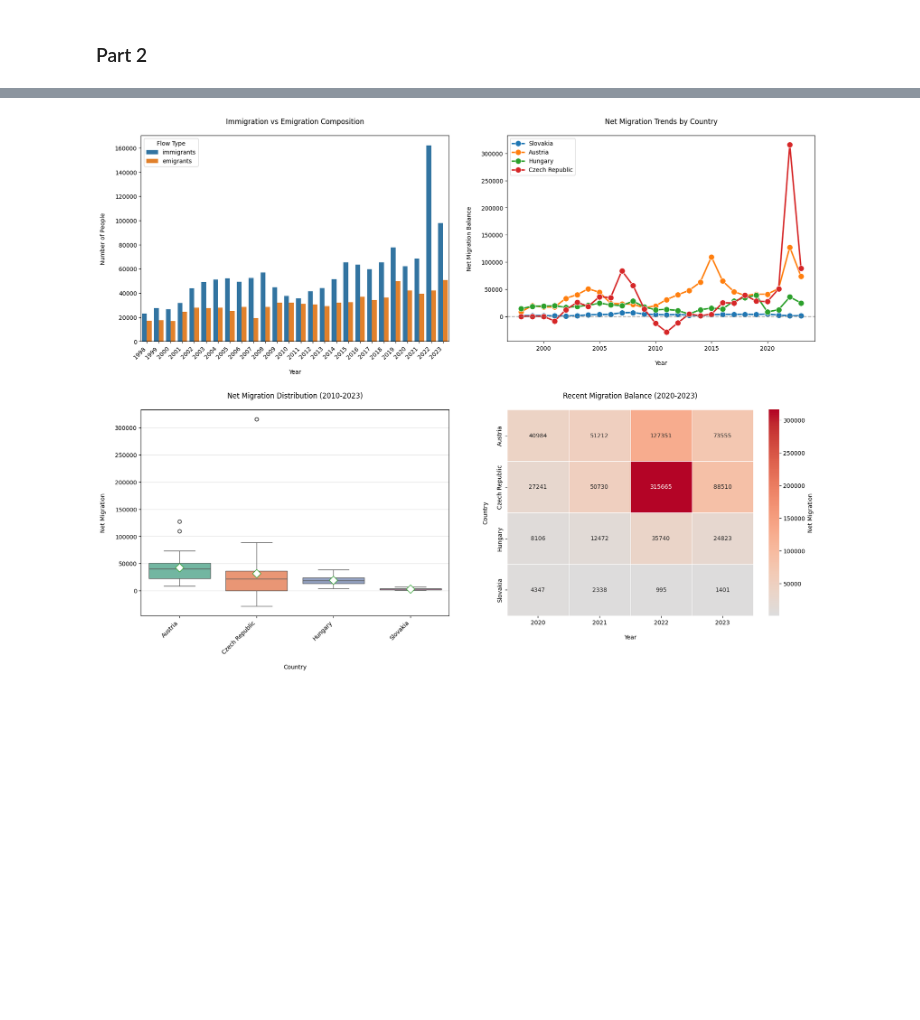
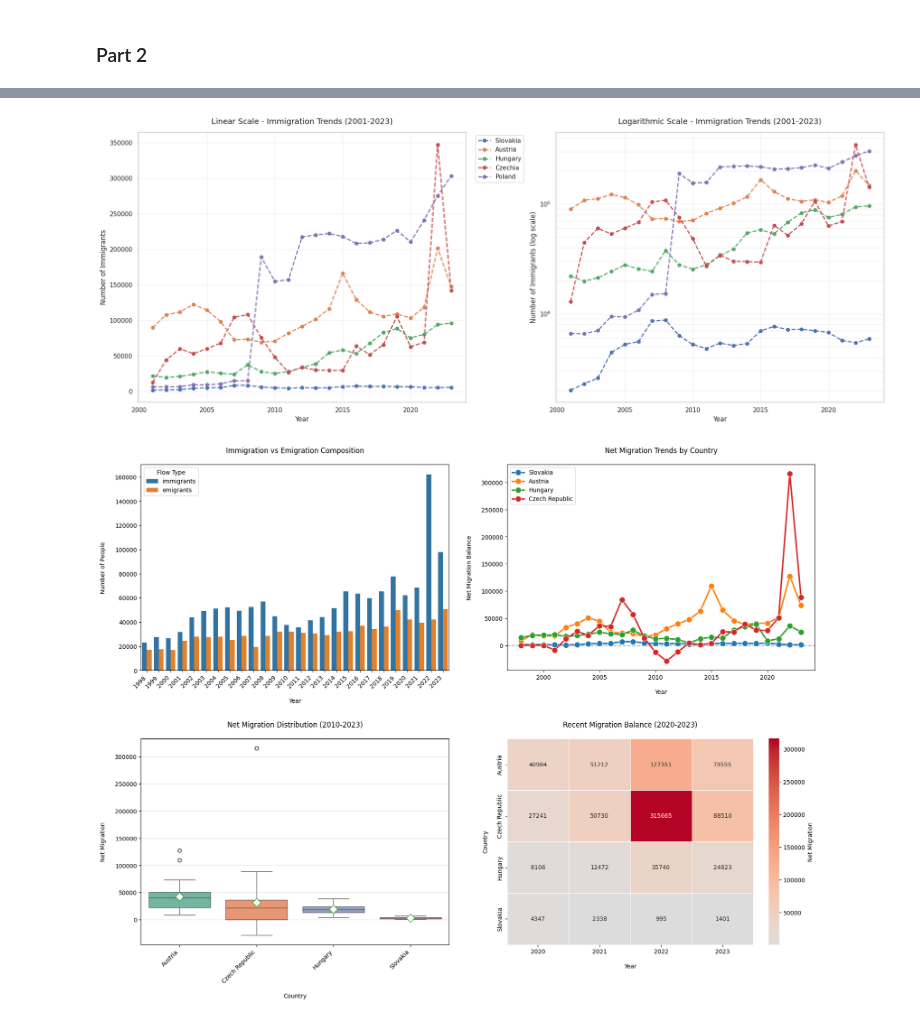
Before and after one commit to loveBeatles/datavis_project, a Jupyter notebook: group_project.ipynb, the cells around one changed output, grey strips where cells are left out. Saved outputs shown, nothing was run; the diff lists cells and outputs as text; code cells hidden in the pictures; blank space fills up the shorter version.

```diff
--- a/group_project.ipynb
+++ b/group_project.ipynb
@@ -1236,3 +1376,71 @@ plot_neighbor_comparison()
+# %%
+### --- Neighboring Countries Comparison --- ###
+def plot_neighbor_comparison(data):
+    """Compare migration in neighboring countries with dual scaling"""
+
+    # Display the data from 2000 year because of missing data in CZ in 1998, 1999, 2000
+    data = data.query('year > 2000').copy()
+
+    # Prepare data
+    countries = {
+        'SK': 'Slovakia',
+        'AT': 'Austria',
+        'HU': 'Hungary',
+        'CZ': 'Czechia',
+        'PL': 'Poland'
+    }
+
+    # Create dual plots
+    fig, (ax1, ax2) = plt.subplots(1, 2, figsize=(20, 8))
+
+    # Common styling parameters
+    line_style = {'marker': 'o', 'linestyle': '--', 'linewidth': 2, 'markersize': 6}
+
+    # Plot both versions
+    for code, name in countries.items():
+        country_data = data[data['country'] == code]
+
+        # Linear scale plot
+        ax1.plot(
+            country_data['year'],
+            country_data['immigrants'],
+            label=f'{name}',
+            **line_style
+        )
+
+        # Log scale plot
+        ax2.plot(
+            country_data['year'],
+            country_data['immigrants'],
+            label=f'{name}',
+            **line_style
+        )
+
+    # Configure linear scale plot
+    ax1.set_title('Linear Scale - Immigration Trends (2001-2023)', fontsize=14, pad=15)
+    ax1.set_xlabel('Year', fontsize=12)
+    ax1.set_ylabel('Number of Immigrants', fontsize=12)
+    ax1.grid(True, alpha=0.3)
+    ax1.legend(loc='upper left', bbox_to_anchor=(1.02, 1))
+
+    # Configure log scale plot
+    ax2.set_title('Logarithmic Scale - Immigration Trends (2001-2023)', fontsize=14, pad=15)
+    ax2.set_xlabel('Year', fontsize=12)
+    ax2.set_ylabel('Number of Immigrants (log scale)', fontsize=12)
+    ax2.set_yscale('log')
+    ax2.grid(True, alpha=0.3, which='both')
+
+    # Adjust layout and save
+    plt.tight_layout()
+    plt.show()
+
+    # Save figure
+    fig_save(fig, 'img/sk_neighbors_comparison_dual_scales.png')
+
+
+plot_neighbor_comparison(migration_data_sk_neighbors)
+# %% [output]
+[figure, added]
 # %%
 def analyze_migration_trends(data):
     """
```
Also changed, not shown: parts of 26 cells of this notebook.
